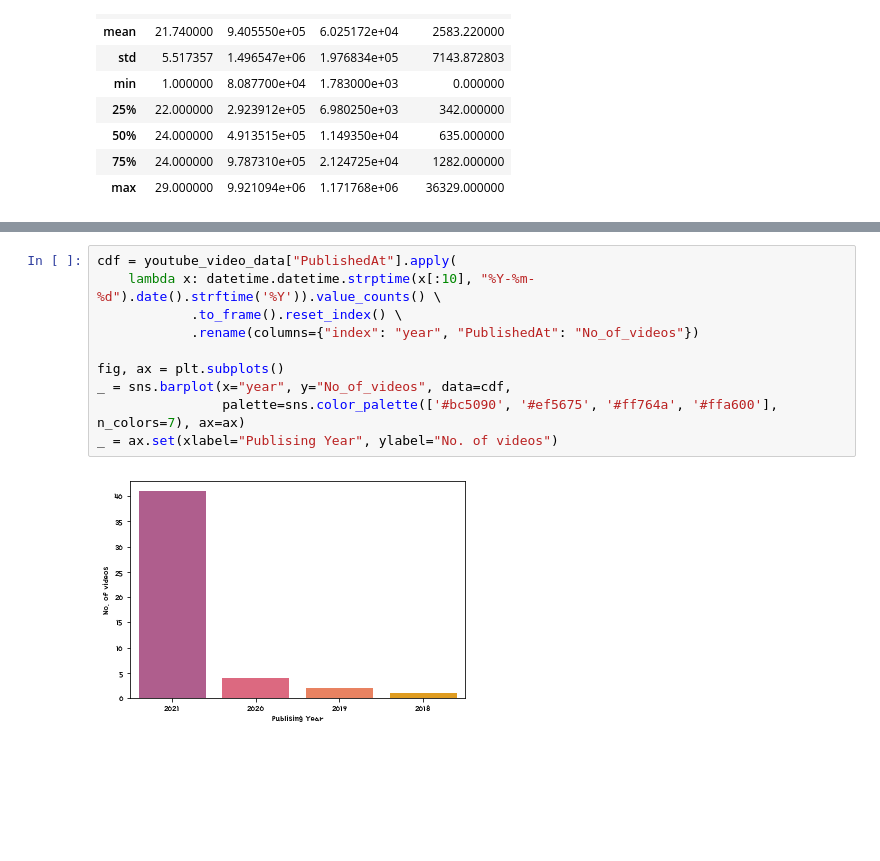
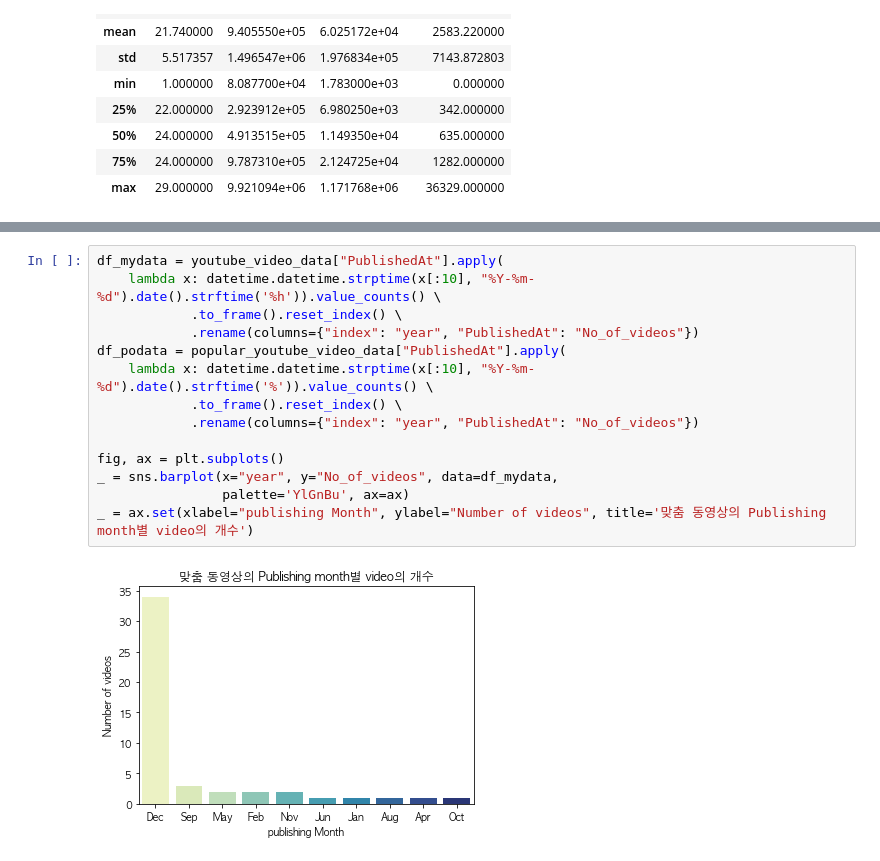
Before and after one commit to enjoy89/data_analysis_programming, a Jupyter notebook: project.ipynb, the cells around one changed output, grey strips where cells are left out. Saved outputs shown, nothing was run; the diff lists cells and outputs as text; blank space fills up the shorter version.

Commit message:
data Visualization

```diff
--- a/project.ipynb
+++ b/project.ipynb
@@ -183,12 +217,16 @@ popular_youtube_video_data.describe(include='object')
 # %%
-cdf = youtube_video_data["PublishedAt"].apply(
-    lambda x: datetime.datetime.strptime(x[:10], "%Y-%m-%d").date().strftime('%Y')).value_counts() \
+df_mydata = youtube_video_data["PublishedAt"].apply(
+    lambda x: datetime.datetime.strptime(x[:10], "%Y-%m-%d").date().strftime('%h')).value_counts() \
+            .to_frame().reset_index() \
+            .rename(columns={"index": "year", "PublishedAt": "No_of_videos"})
+df_podata = popular_youtube_video_data["PublishedAt"].apply(
+    lambda x: datetime.datetime.strptime(x[:10], "%Y-%m-%d").date().strftime('%')).value_counts() \
             .to_frame().reset_index() \
             .rename(columns={"index": "year", "PublishedAt": "No_of_videos"})
 
 fig, ax = plt.subplots()
-_ = sns.barplot(x="year", y="No_of_videos", data=cdf,
-                palette=sns.color_palette(['#bc5090', '#ef5675', '#ff764a', '#ffa600'], n_colors=7), ax=ax)
-_ = ax.set(xlabel="Publising Year", ylabel="No. of videos")
+_ = sns.barplot(x="year", y="No_of_videos", data=df_mydata,
+                palette='YlGnBu', ax=ax)
+_ = ax.set(xlabel="publishing Month", ylabel="Number of videos", title='맞춤 동영상의 Publishing month별 video의 개수')
 # %% [output]
-[figure, old version]
+[figure, new version]
```
Also changed, not shown: parts of 17 cells of this notebook.
